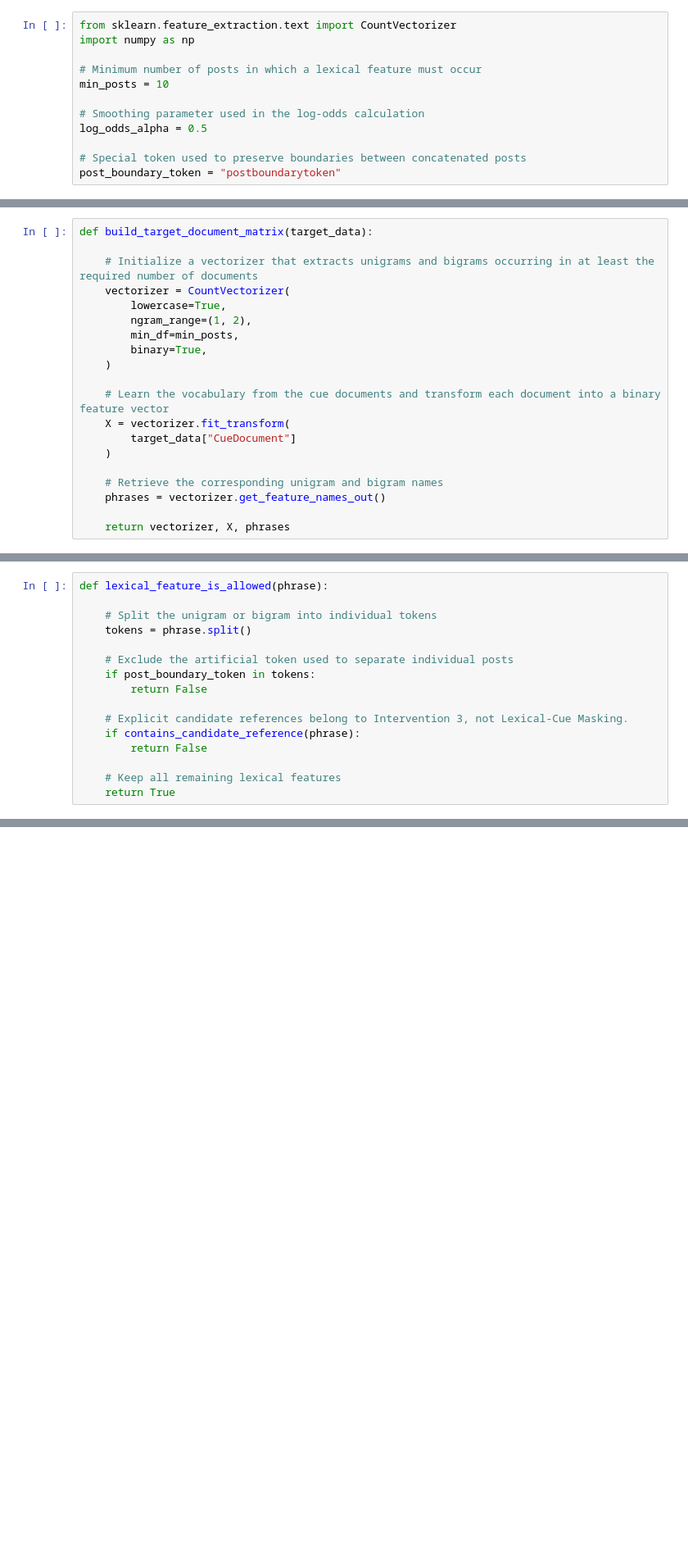
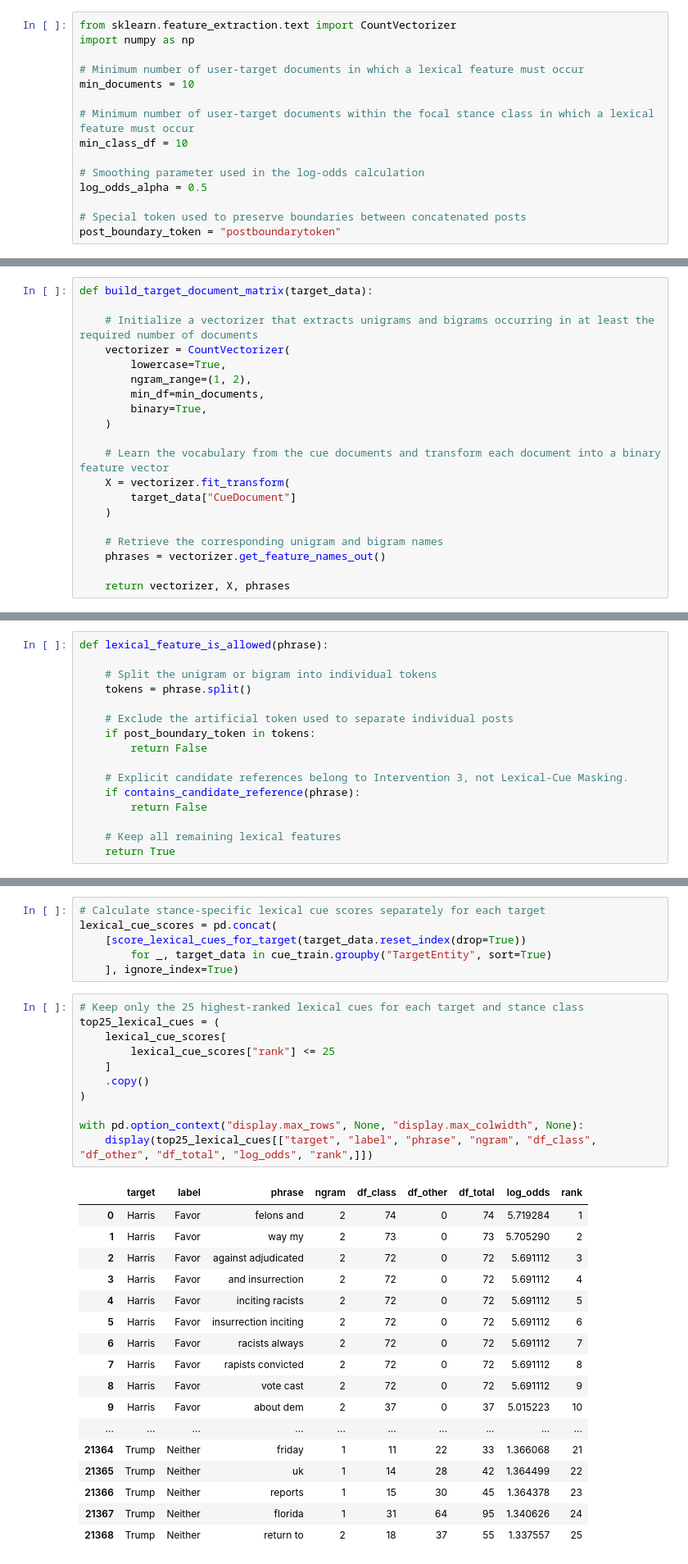
Before and after one commit to jakobtitz/political-stance-detection-analysis, a Jupyter notebook: notebooks/03_create_input_interventions.ipynb, the cells around one changed output, grey strips where cells are left out. Shown at 82% size. Drawn from its saved outputs; the diff is of its cells as text; blank space fills up the shorter version.

```diff
--- a/notebooks/03_create_input_interventions.ipynb
+++ b/notebooks/03_create_input_interventions.ipynb
@@ -1120,8 +1560,11 @@ The following parameters define the preprocessing and smoothing settings used fo
 from sklearn.feature_extraction.text import CountVectorizer
 import numpy as np
 
-# Minimum number of posts in which a lexical feature must occur
-min_posts = 10
+# Minimum number of user-target documents in which a lexical feature must occur
+min_documents = 10
+
+# Minimum number of user-target documents within the focal stance class in which a lexical feature must occur
+min_class_df = 10
 
 # Smoothing parameter used in the log-odds calculation
 log_odds_alpha = 0.5
@@ -1189,7 +1632,7 @@ def build_target_document_matrix(target_data):
     vectorizer = CountVectorizer(
         lowercase=True,
         ngram_range=(1, 2),
-        min_df=min_posts,
+        min_df=min_documents,
         binary=True,
     )
 
@@ -1316,0 +1748,35 @@ def score_lexical_cues_for_target(target_data):
+# %%
+# Calculate stance-specific lexical cue scores separately for each target
+lexical_cue_scores = pd.concat(
+    [score_lexical_cues_for_target(target_data.reset_index(drop=True))
+        for _, target_data in cue_train.groupby("TargetEntity", sort=True)
+    ], ignore_index=True)
+# %%
+# Keep only the 25 highest-ranked lexical cues for each target and stance class
+top25_lexical_cues = (
+    lexical_cue_scores[
+        lexical_cue_scores["rank"] <= 25
+    ]
+    .copy()
+)
+
+with pd.option_context("display.max_rows", None, "display.max_colwidth", None):
+    display(top25_lexical_cues[["target", "label", "phrase", "ngram", "df_class", "df_other", "df_total", "log_odds", "rank",]])
+# %% [output]
+|  | target | label | phrase | ngram | df_class | df_other | df_total | log_odds | rank |
+| 0 | Harris | Favor | felons and | 2 | 74 | 0 | 74 | 5.719284 | 1 |
+| 1 | Harris | Favor | way my | 2 | 73 | 0 | 73 | 5.705290 | 2 |
+| 2 | Harris | Favor | against adjudicated | 2 | 72 | 0 | 72 | 5.691112 | 3 |
+| 3 | Harris | Favor | and insurrection | 2 | 72 | 0 | 72 | 5.691112 | 4 |
+| 4 | Harris | Favor | inciting racists | 2 | 72 | 0 | 72 | 5.691112 | 5 |
+| 5 | Harris | Favor | insurrection inciting | 2 | 72 | 0 | 72 | 5.691112 | 6 |
+| 6 | Harris | Favor | racists always | 2 | 72 | 0 | 72 | 5.691112 | 7 |
+| 7 | Harris | Favor | rapists convicted | 2 | 72 | 0 | 72 | 5.691112 | 8 |
+| 8 | Harris | Favor | vote cast | 2 | 72 | 0 | 72 | 5.691112 | 9 |
+| 9 | Harris | Favor | about dem | 2 | 37 | 0 | 37 | 5.015223 | 10 |
+| ... | ... | ... | ... | ... | ... | ... | ... | ... | ... |
+| 21364 | Trump | Neither | friday | 1 | 11 | 22 | 33 | 1.366068 | 21 |
+| 21365 | Trump | Neither | uk | 1 | 14 | 28 | 42 | 1.364499 | 22 |
+| 21366 | Trump | Neither | reports | 1 | 15 | 30 | 45 | 1.364378 | 23 |
+| 21367 | Trump | Neither | florida | 1 | 31 | 64 | 95 | 1.340626 | 24 |
+| 21368 | Trump | Neither | return to | 2 | 18 | 37 | 55 | 1.337557 | 25 |
```
Also changed, not shown: parts of 54 cells of this notebook, 21 other files.
